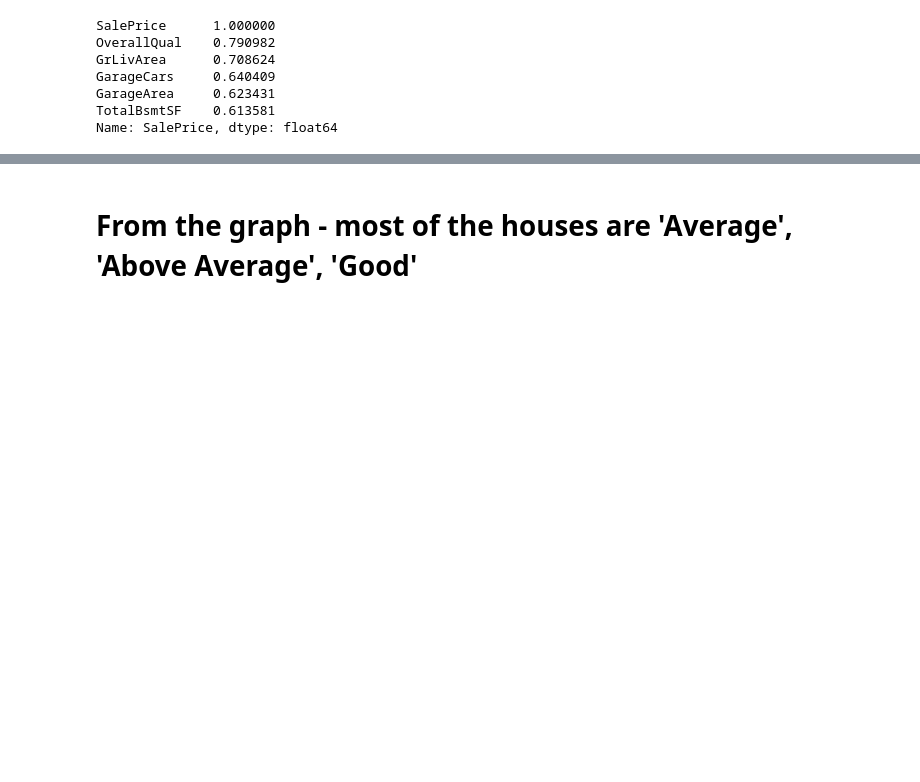
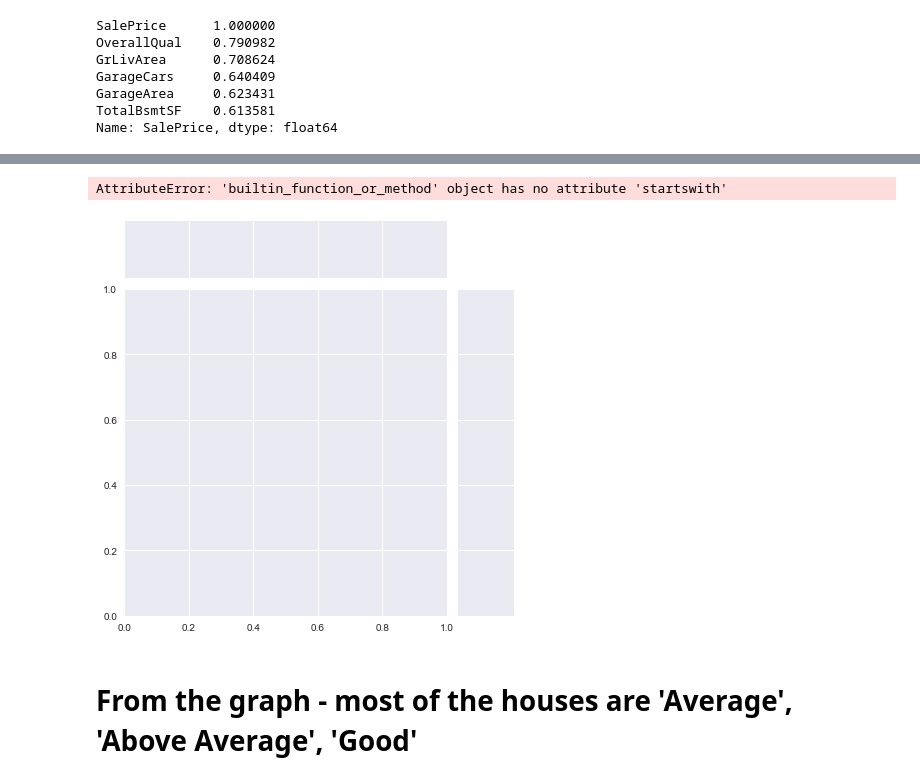
Before and after one commit to NikhilaThota/CapstoneProject_House_Prices_Prediction, a Jupyter notebook: House_prices.ipynb, the cells around one changed output, grey strips where cells are left out. Cells and saved outputs as stored; diff of their text form; code cells hidden in the pictures; blank space fills up the shorter version.

```diff
--- a/House_prices.ipynb
+++ b/House_prices.ipynb
@@ -199,5 +352,8 @@ sns.pairplot(h_p_numerical_topfive)
 # %%
-sns.jointplot(x='OverallQual', y='SalePrice', kind=hex, )
+sns.jointplot(x='OverallQual', y='SalePrice', kind=hex)
+# %% [output]
+AttributeError: 'builtin_function_or_method' object has no attribute 'startswith'
+[figure, added]
 # %% [markdown]
 # From the graph - most of the houses are 'Average', 'Above Average', 'Good'
 # %%
```
Also changed, not shown: parts of 79 cells of this notebook.
